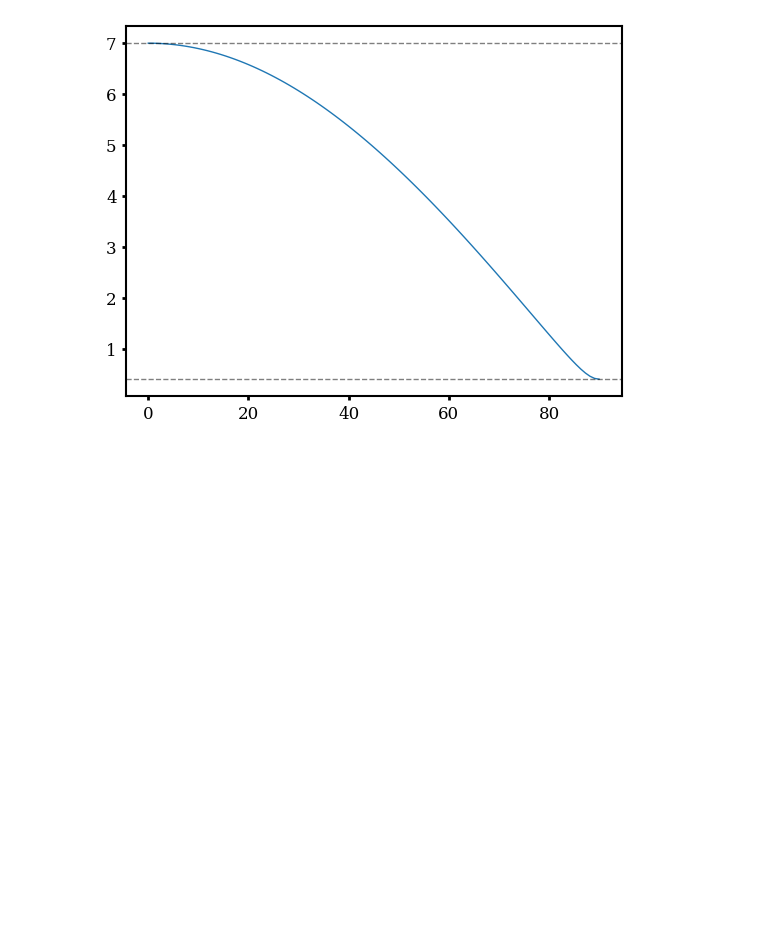
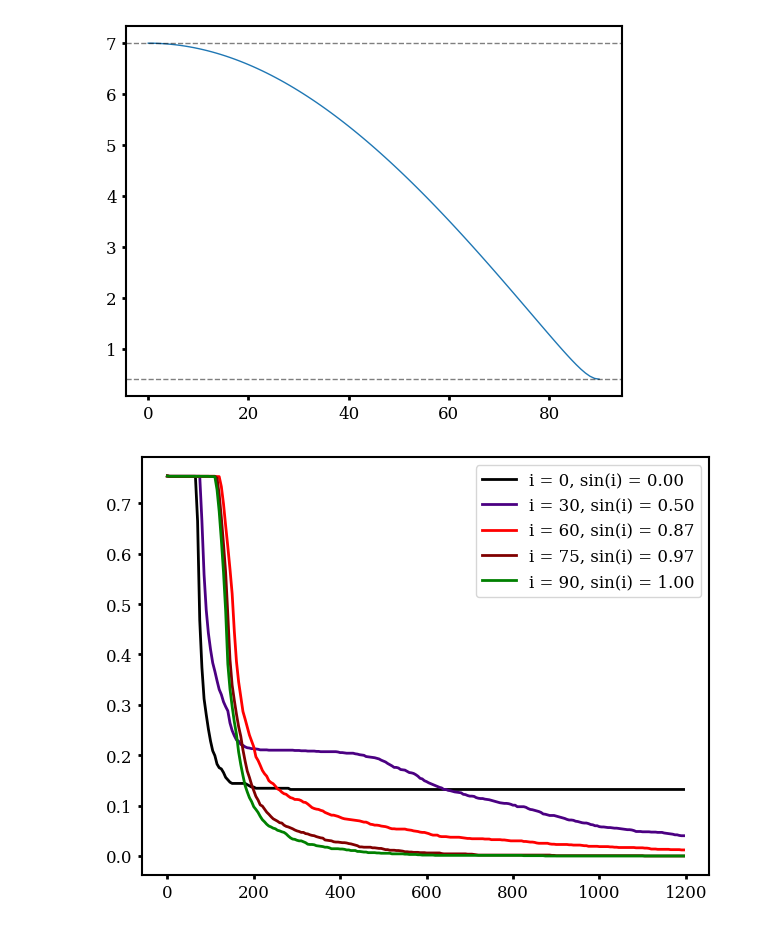
Before and after one commit to HSouch/galarp, a Jupyter notebook: paper/0-1-FullDynamicShadow.ipynb, the cells around one changed output. Cells and saved outputs as stored; diff of their text form; code cells hidden in the pictures; blank space fills up the shorter version.

```diff
--- a/paper/0-1-FullDynamicShadow.ipynb
+++ b/paper/0-1-FullDynamicShadow.ipynb
@@ -769,3 +764,39 @@ plt.axhline(disk_b.value, color="black", ls="--", alpha=0.5)
 # %% [output]
 <matplotlib.lines.Line2D at 0x...>
 [figure]
+# %%
+particles_uniform = grp.ParticleSet(particles=grp.PlaneDistribution(Rmax=10, zmax=2, spacing=0.5))
+particles_uniform.particles.x = np.array(particles.particles.x) * u.kpc
+particles_uniform.particles.y = np.array(particles.particles.y) * u.kpc
+particles_uniform.particles.z = np.array(particles.particles.z) * u.kpc
+particles_uniform.generate(mass_profile=mass_profile)
+# %%
+orbit_containers = []
+incs = [0, 30, 60, 75, 90]
+
+for inclination in incs:
+
+    rb2006_wind = grp.builtins.RB2006_Wind(inc=inclination)
+
+    shadow = DynamicShadow(rb2006_wind,
+                           a_disk=a_disk * 1, b_disk=b_disk * 1,
+                           masses = np.random.uniform(1e5, 1e6, len(particles_uniform.container)),
+                           radii=np.random.uniform(20, 60, len(particles_uniform.container)),
+                           n_bins=20)
+
+    sim = grp.RPSim(wind=rb2006_wind, potential=rb2006_satellite, shadow=shadow,)
+
+    orbits = sim.run(particles_uniform, integration_time=1200 * u.Myr, dt=5*u.Myr, printout=False, rho_icm=1e-26 * u.g/u.cm**3)
+    orbit_containers.append(orbits)
+# %%
+for i, container in enumerate(orbit_containers):
+    times, evol = Mdisk(container)
+    plt.plot(times, evol * 6 / 1e9, label=f"i = {incs[i]}, sin(i) = {np.sin(np.deg2rad(incs[i])):.2f}",
+              color=colors[i], lw=2)
+
+# plt.ylim(2.5, 6.1)
+plt.legend()
+plt.tight_layout()
+plt.show()
+# %% [output]
+[figure, added]
```
Also changed, not shown: parts of 8 cells of this notebook, 1 other file.
